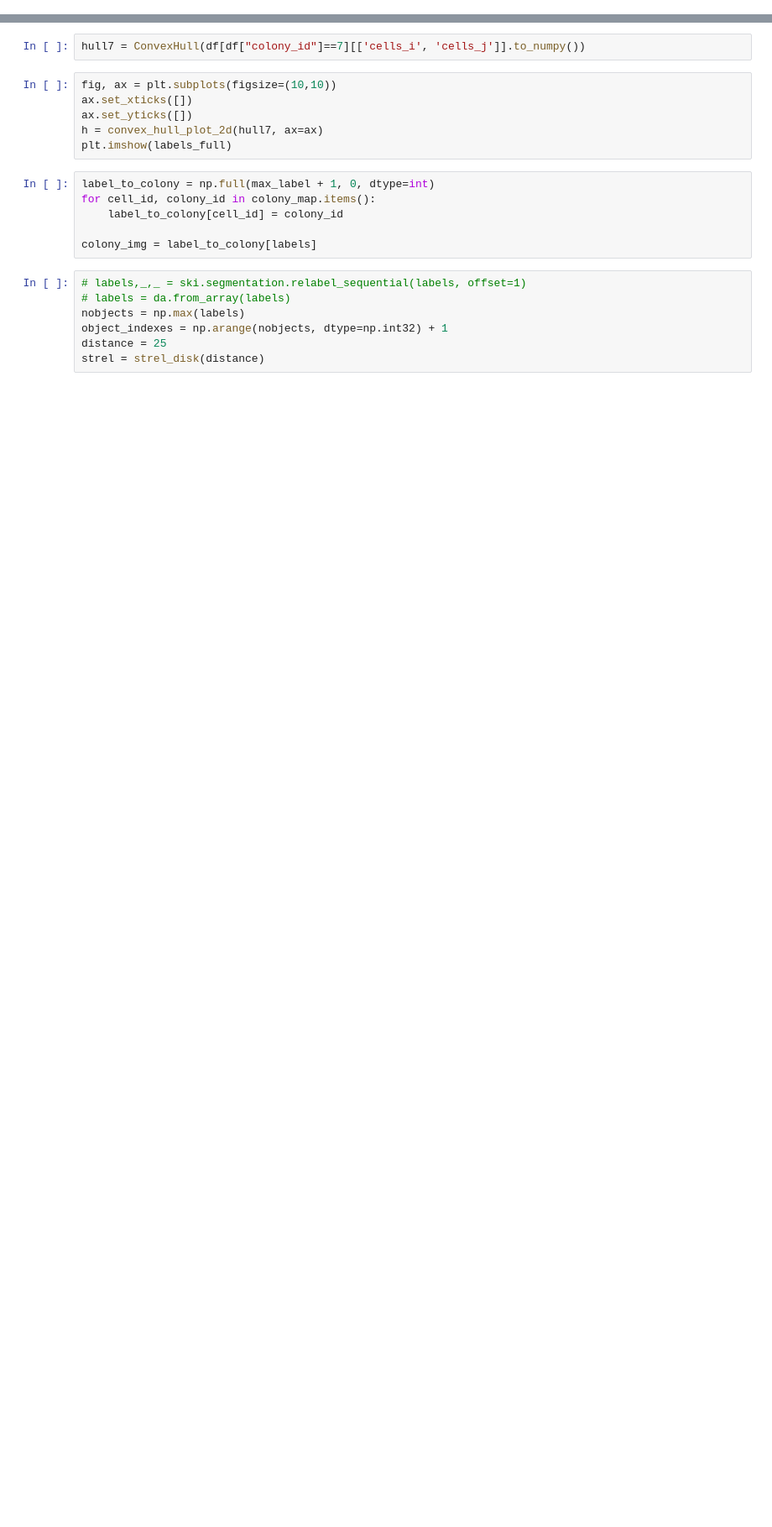
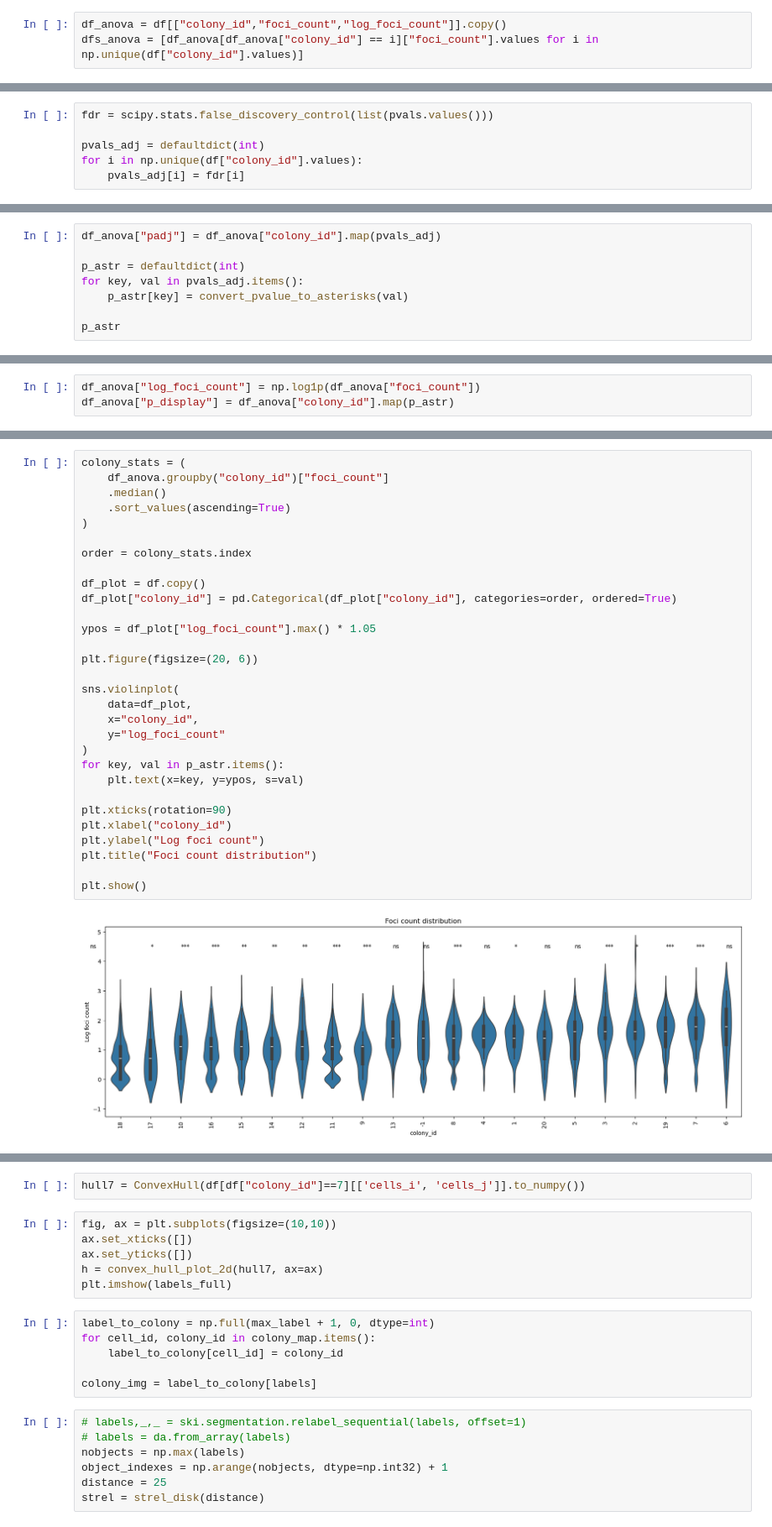
Before and after one commit to hannahbolen1/whole_slide, a Jupyter notebook: current/border_distances.ipynb, the cells around one changed output, grey strips where cells are left out. Shown at 84% size. Saved outputs shown, nothing was run; the diff lists cells and outputs as text; blank space fills up the shorter version.

```diff
--- a/current/border_distances.ipynb
+++ b/current/border_distances.ipynb
@@ -238,0 +278,3 @@ df[["foci_count","cells_area","colony_id"]].groupby("colony_id").describe()
+# %%
+df_anova = df[["colony_id","foci_count","log_foci_count"]].copy()
+dfs_anova = [df_anova[df_anova["colony_id"] == i]["foci_count"].values for i in np.unique(df["colony_id"].values)]
@@ -238,0 +325,6 @@ df[["foci_count","cells_area","colony_id"]].groupby("colony_id").describe()
+# %%
+fdr = scipy.stats.false_discovery_control(list(pvals.values()))
+
+pvals_adj = defaultdict(int)
+for i in np.unique(df["colony_id"].values):
+    pvals_adj[i] = fdr[i]
@@ -238,0 +342,8 @@ df[["foci_count","cells_area","colony_id"]].groupby("colony_id").describe()
+# %%
+df_anova["padj"] = df_anova["colony_id"].map(pvals_adj)
+
+p_astr = defaultdict(int)
+for key, val in pvals_adj.items():
+    p_astr[key] = convert_pvalue_to_asterisks(val)
+
+p_astr
@@ -238,0 +398,3 @@ df[["foci_count","cells_area","colony_id"]].groupby("colony_id").describe()
+# %%
+df_anova["log_foci_count"] = np.log1p(df_anova["foci_count"])
+df_anova["p_display"] = df_anova["colony_id"].map(p_astr)
@@ -238,0 +422,32 @@ df[["foci_count","cells_area","colony_id"]].groupby("colony_id").describe()
+# %%
+colony_stats = (
+    df_anova.groupby("colony_id")["foci_count"]
+    .median()
+    .sort_values(ascending=True)
+)
+
+order = colony_stats.index
+
+df_plot = df.copy()
+df_plot["colony_id"] = pd.Categorical(df_plot["colony_id"], categories=order, ordered=True)
+
+ypos = df_plot["log_foci_count"].max() * 1.05
+
+plt.figure(figsize=(20, 6))
+
+sns.violinplot(
+    data=df_plot,
+    x="colony_id",
+    y="log_foci_count"
+)
+for key, val in p_astr.items():
+    plt.text(x=key, y=ypos, s=val)
+
+plt.xticks(rotation=90)
+plt.xlabel("colony_id")
+plt.ylabel("Log foci count")
+plt.title("Foci count distribution")
+
+plt.show()
+# %% [output]
+[figure, added]
```
Also changed, not shown: parts of 68 cells of this notebook, 2 other files.
